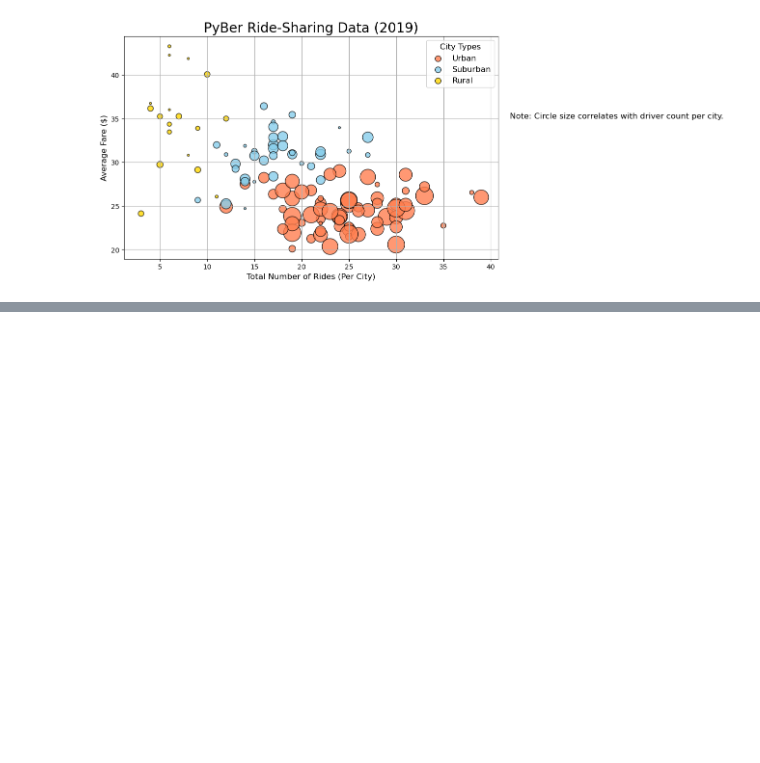
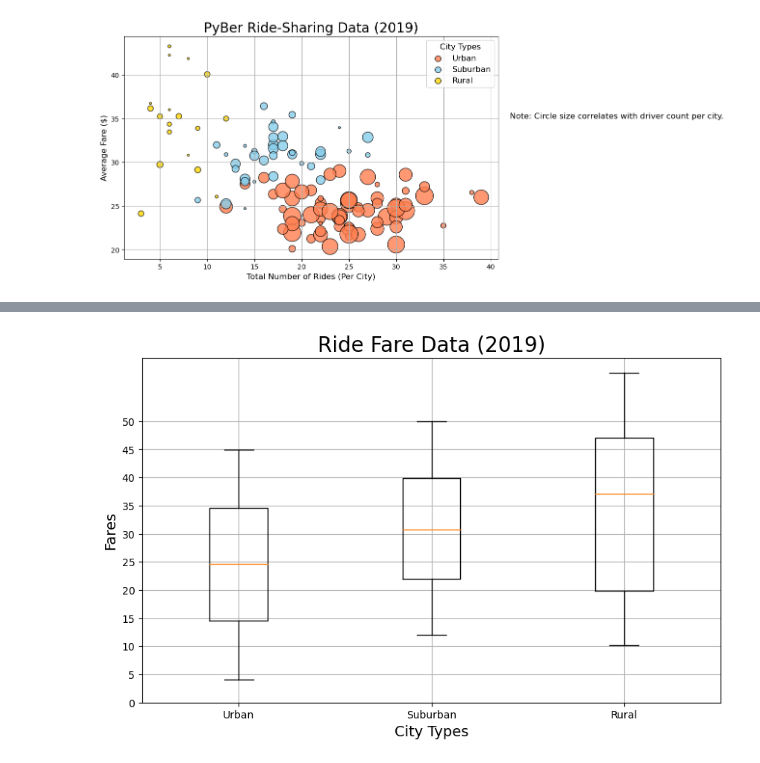
Before and after one commit to lpkrueger/PyBer_Analysis, a Jupyter notebook: PyBer.ipynb, the cells around one changed output, grey strips where cells are left out. Cells and saved outputs as stored; diff of their text form; code cells hidden in the pictures; blank space fills up the shorter version.

```diff
--- a/PyBer.ipynb
+++ b/PyBer.ipynb
@@ -381,0 +487,11 @@ plt.show()
+# %%
+# Calculate average fare for the suburban & rural cities.
+# Module 5.4.2
+suburban_fares = suburban_cities_df["fare"]
+rural_fares = rural_cities_df["fare"]
+
+mean_suburban_fares = np.mean(suburban_fares)
+print(f"The mean fare price for suburban trips is ${mean_suburban_fares:.2f}.")
+
+mean_rural_fares = np.mean(rural_fares)
+print(f"The mean fare price for rural trips is ${mean_rural_fares:.2f}.")
@@ -381,0 +627,21 @@ plt.show()
+# %%
+# Create a box-and-whisker plot that has all three city types' fare data in one plot
+# Module 5.4.4
+x_labels = ["Urban", "Suburban", "Rural"]
+ride_fare_data = [urban_fares, suburban_fares, rural_fares]
+fig, ax = plt.subplots(figsize=(10, 6))
+# Add the title, y-axis label and grid.
+ax.set_title('Ride Fare Data (2019)')
+ax.set_ylabel('Fare($USD)')
+ax.set_title('Ride Fare Data (2019)',fontsize=20)
+ax.set_ylabel('Fares',fontsize=14)
+ax.set_xlabel("City Types",fontsize=14)
+ax.boxplot(ride_fare_data, labels=x_labels)
+ax.set_yticks(np.arange(0, 51, step=5.0))
+ax.grid()
+plt.savefig("analysis/Fig3.png")
+plt.show()
+#print("Summary Statistics")
+#urban_fares.describe()
+# %% [output]
+[figure, added]
```
Also changed, not shown: parts of 23 cells of this notebook, 3 other files.
